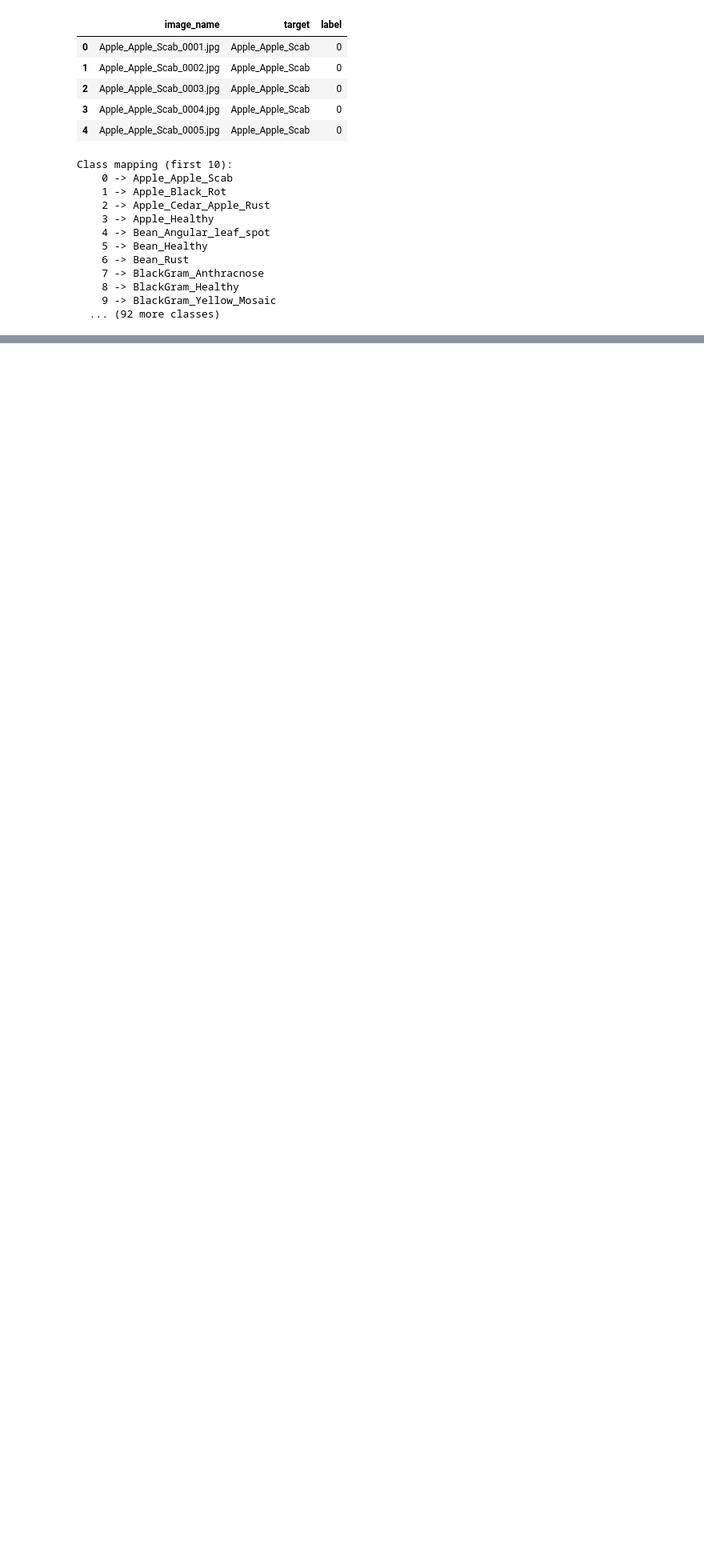
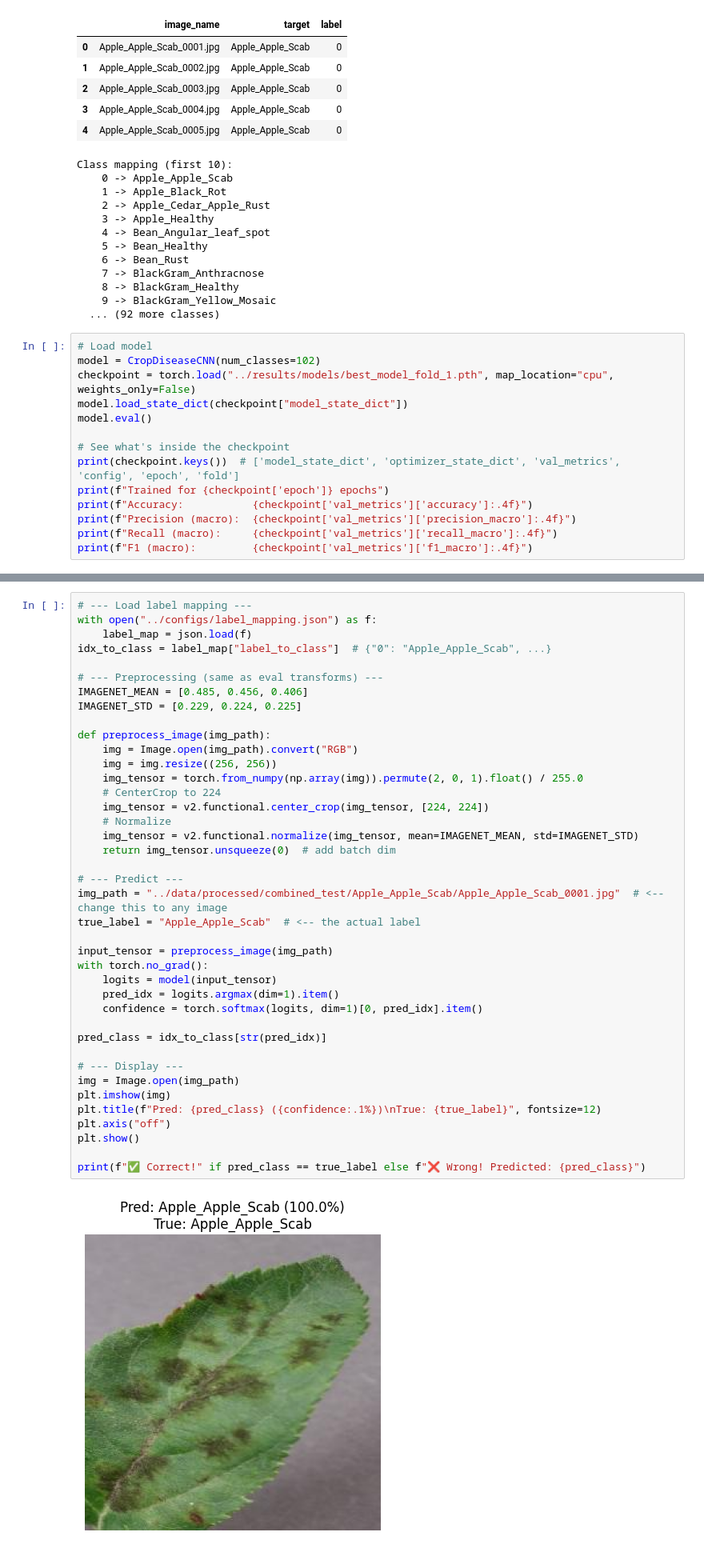
Before and after one commit to sandipan-ds/crop_disease_detection, a Jupyter notebook: notebook/crop_disease_detection.ipynb, the cells around one changed output, grey strips where cells are left out. Shown at 80% size. Cells and saved outputs as stored; diff of their text form; blank space fills up the shorter version.

Commit message:
trained baseline cnn model on veretx ai

```diff
--- a/notebook/crop_disease_detection.ipynb
+++ b/notebook/crop_disease_detection.ipynb
@@ -1000,3 +989,17 @@ Class mapping (first 10):
     8 -> BlackGram_Healthy
     9 -> BlackGram_Yellow_Mosaic
   ... (92 more classes)
+# %%
+# Load model
+model = CropDiseaseCNN(num_classes=102)
+checkpoint = torch.load("../results/models/best_model_fold_1.pth", map_location="cpu", weights_only=False)
+model.load_state_dict(checkpoint["model_state_dict"])
+model.eval()
+
+# See what's inside the checkpoint
+print(checkpoint.keys())  # ['model_state_dict', 'optimizer_state_dict', 'val_metrics', 'config', 'epoch', 'fold']
+print(f"Trained for {checkpoint['epoch']} epochs")
+print(f"Accuracy:           {checkpoint['val_metrics']['accuracy']:.4f}")
+print(f"Precision (macro):  {checkpoint['val_metrics']['precision_macro']:.4f}")
+print(f"Recall (macro):     {checkpoint['val_metrics']['recall_macro']:.4f}")
+print(f"F1 (macro):         {checkpoint['val_metrics']['f1_macro']:.4f}")
@@ -1002,0 +1013,42 @@ Class mapping (first 10):
+# %%
+# --- Load label mapping ---
+with open("../configs/label_mapping.json") as f:
+    label_map = json.load(f)
+idx_to_class = label_map["label_to_class"]  # {"0": "Apple_Apple_Scab", ...}
+
+# --- Preprocessing (same as eval transforms) ---
+IMAGENET_MEAN = [0.485, 0.456, 0.406]
+IMAGENET_STD = [0.229, 0.224, 0.225]
+
+def preprocess_image(img_path):
+    img = Image.open(img_path).convert("RGB")
+    img = img.resize((256, 256))
+    img_tensor = torch.from_numpy(np.array(img)).permute(2, 0, 1).float() / 255.0
+    # CenterCrop to 224
+    img_tensor = v2.functional.center_crop(img_tensor, [224, 224])
+    # Normalize
+    img_tensor = v2.functional.normalize(img_tensor, mean=IMAGENET_MEAN, std=IMAGENET_STD)
+    return img_tensor.unsqueeze(0)  # add batch dim
+
+# --- Predict ---
+img_path = "../data/processed/combined_test/Apple_Apple_Scab/Apple_Apple_Scab_0001.jpg"  # <-- change this to any image
+true_label = "Apple_Apple_Scab"  # <-- the actual label
+
+input_tensor = preprocess_image(img_path)
+with torch.no_grad():
+    logits = model(input_tensor)
+    pred_idx = logits.argmax(dim=1).item()
+    confidence = torch.softmax(logits, dim=1)[0, pred_idx].item()
+
+pred_class = idx_to_class[str(pred_idx)]
+
+# --- Display ---
+img = Image.open(img_path)
+plt.imshow(img)
+plt.title(f"Pred: {pred_class} ({confidence:.1%})\nTrue: {true_label}", fontsize=12)
+plt.axis("off")
+plt.show()
+
+print(f"✅ Correct!" if pred_class == true_label else f"❌ Wrong! Predicted: {pred_class}")
+# %% [output]
+[figure, added]
```
Also changed, not shown: parts of 3 cells of this notebook, 9 other files.
